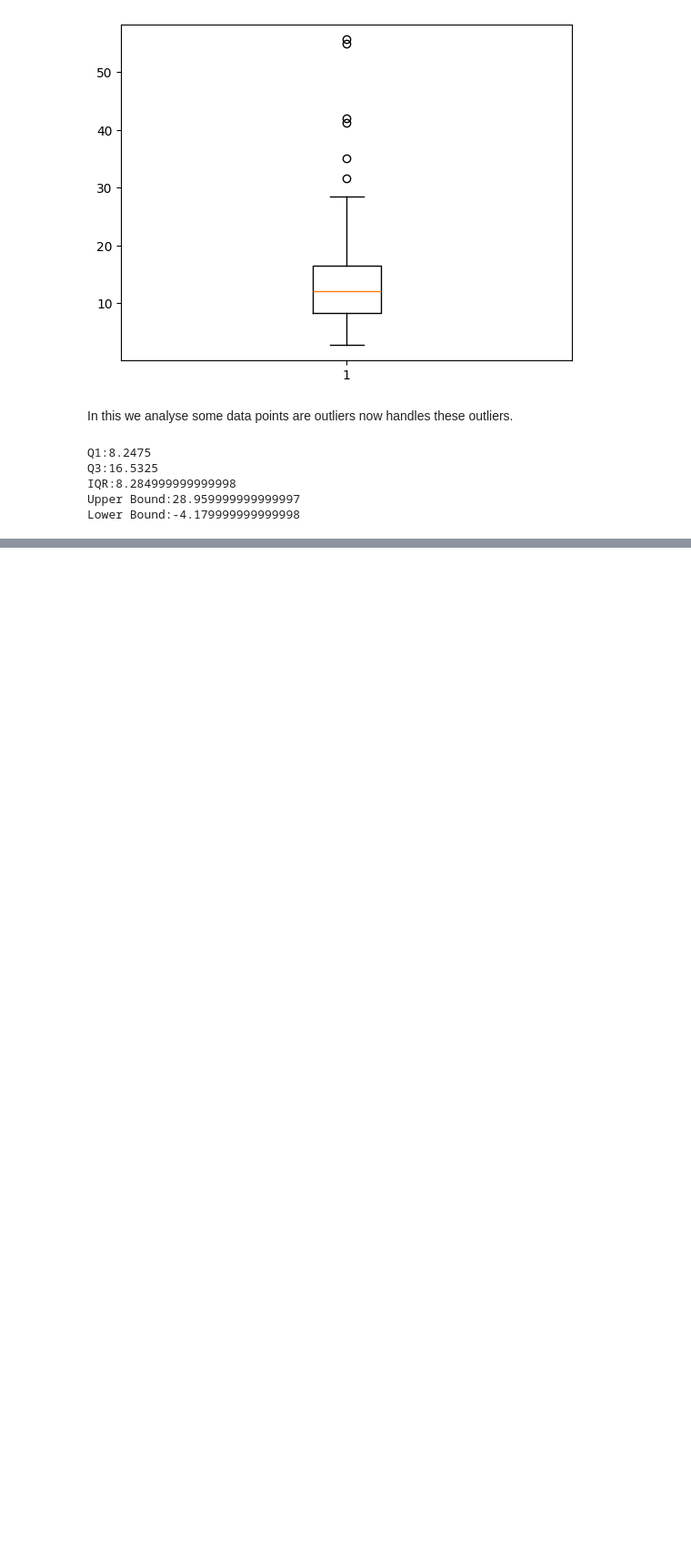
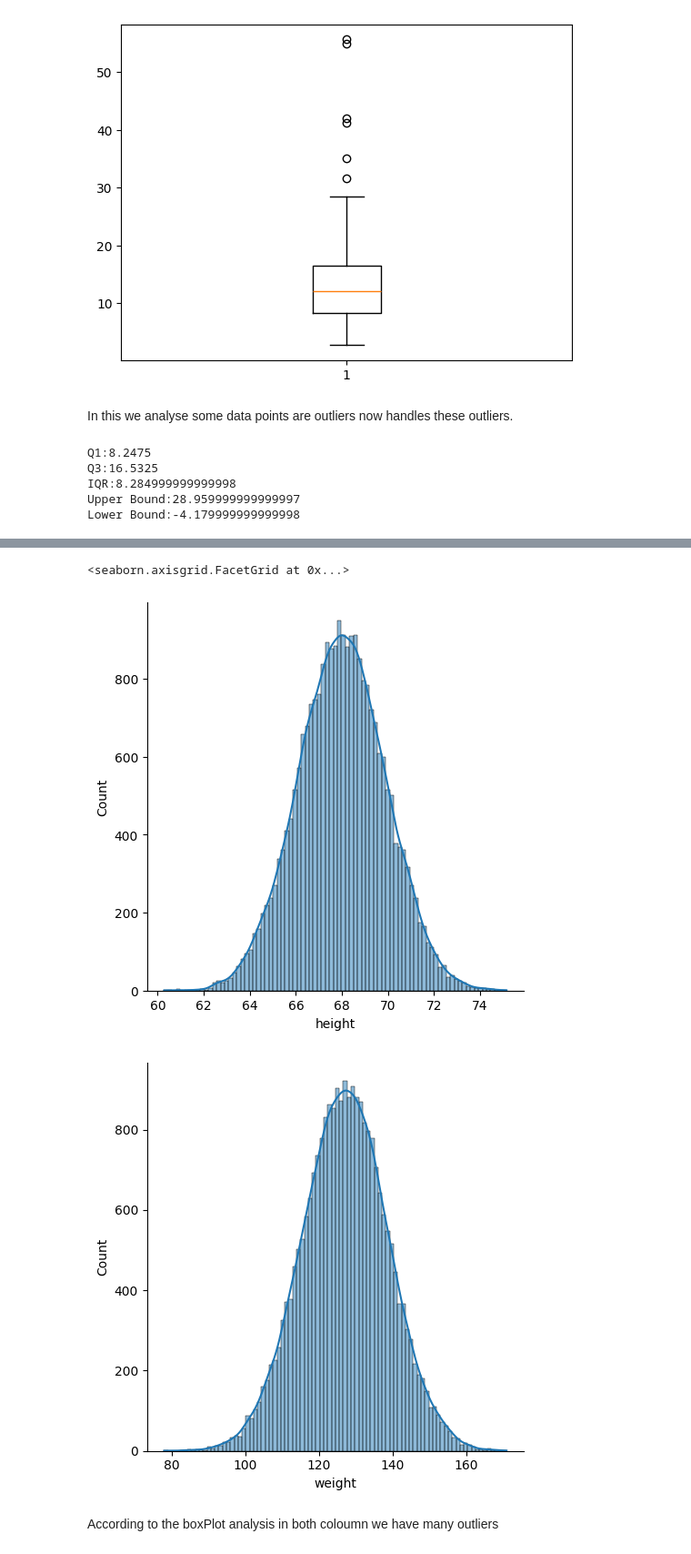
Before and after one commit to Shekhar7017/EDA, a Jupyter notebook: FeatureEngineering.ipynb, the cells around one changed output, grey strips where cells are left out. Shown at 91% size. Drawn from its saved outputs; the diff is of its cells as text; code cells hidden in the pictures; blank space fills up the shorter version.

```diff
--- a/FeatureEngineering.ipynb
+++ b/FeatureEngineering.ipynb
@@ -2138,0 +2174,9 @@ df.tail(20)
+# %%
+sns.displot(df['height'],kde=True)
+sns.displot(df['weight'],kde=True)
+# %% [output]
+<seaborn.axisgrid.FacetGrid at 0x...>
+[figure, added]
+[figure, added]
+# %% [markdown]
+ According to the boxPlot analysis in both coloumn we have many outliers
```
Also changed, not shown: parts of 18 cells of this notebook, 1 other file.
